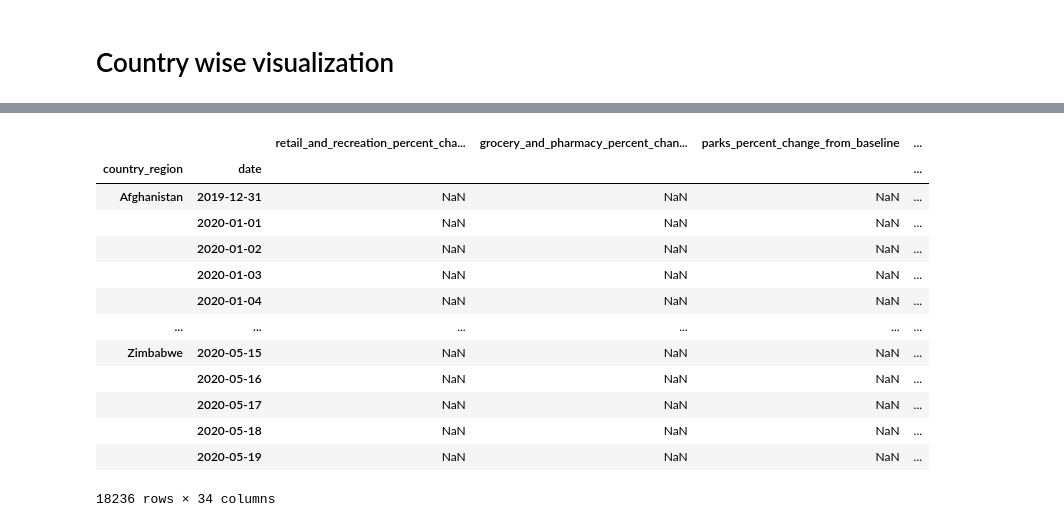
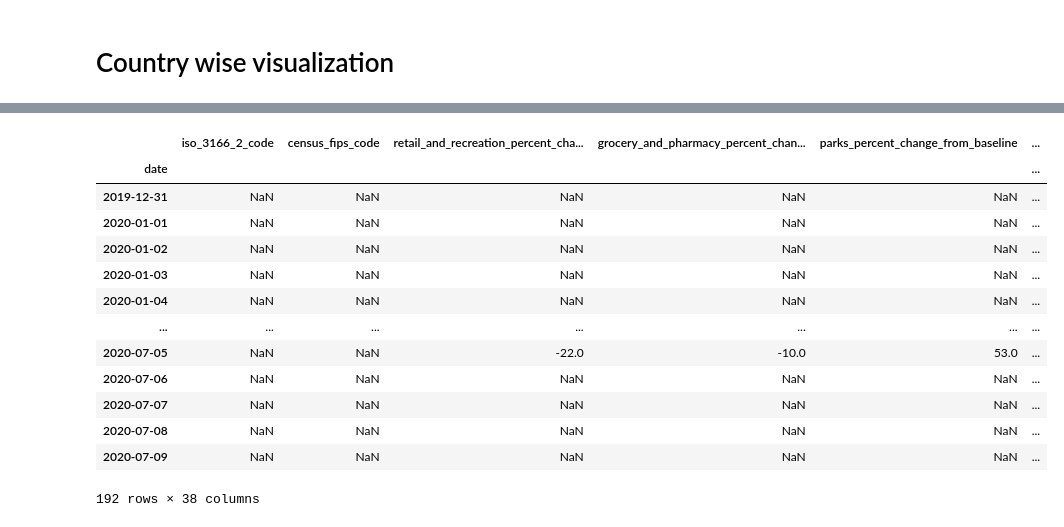
Before and after one commit to hannanabdul55/neural-nets-research-playground, a Jupyter notebook: Should-I-get-out.ipynb, the cells around one changed output, grey strips where cells are left out. Saved outputs shown, nothing was run; the diff lists cells and outputs as text; code cells hidden in the pictures.

```diff
--- a/Should-I-get-out.ipynb
+++ b/Should-I-get-out.ipynb
@@ -415,21 +422,21 @@ merged_cty
 # %%
 merged_cty.to_csv('merged_mob_owid.csv')
-display(merged_cty)
+display(merged_cty.loc['United States'])
 # %% [output]
-|  |  | retail_and_recreation_percent_cha... | grocery_and_pharmacy_percent_chan... | parks_percent_change_from_baseline | ... |
-| country_region | date |  |  |  | ... |
-| Afghanistan | 2019-12-31 | NaN | NaN | NaN | ... |
-|  | 2020-01-01 | NaN | NaN | NaN | ... |
-|  | 2020-01-02 | NaN | NaN | NaN | ... |
-|  | 2020-01-03 | NaN | NaN | NaN | ... |
-|  | 2020-01-04 | NaN | NaN | NaN | ... |
-| ... | ... | ... | ... | ... | ... |
-| Zimbabwe | 2020-05-15 | NaN | NaN | NaN | ... |
-|  | 2020-05-16 | NaN | NaN | NaN | ... |
-|  | 2020-05-17 | NaN | NaN | NaN | ... |
-|  | 2020-05-18 | NaN | NaN | NaN | ... |
-|  | 2020-05-19 | NaN | NaN | NaN | ... |
+|  | iso_3166_2_code | census_fips_code | retail_and_recreation_percent_cha... | grocery_and_pharmacy_percent_chan... | parks_percent_change_from_baseline | ... |
+| date |  |  |  |  |  | ... |
+| 2019-12-31 | NaN | NaN | NaN | NaN | NaN | ... |
+| 2020-01-01 | NaN | NaN | NaN | NaN | NaN | ... |
+| 2020-01-02 | NaN | NaN | NaN | NaN | NaN | ... |
+| 2020-01-03 | NaN | NaN | NaN | NaN | NaN | ... |
+| 2020-01-04 | NaN | NaN | NaN | NaN | NaN | ... |
+| ... | ... | ... | ... | ... | ... | ... |
+| 2020-07-05 | NaN | NaN | -22.0 | -10.0 | 53.0 | ... |
+| 2020-07-06 | NaN | NaN | NaN | NaN | NaN | ... |
+| 2020-07-07 | NaN | NaN | NaN | NaN | NaN | ... |
+| 2020-07-08 | NaN | NaN | NaN | NaN | NaN | ... |
+| 2020-07-09 | NaN | NaN | NaN | NaN | NaN | ... |
-18236 rows × 34 columns
+192 rows × 38 columns
 # %%
 from sklearn.decomposition import TruncatedSVD, PCA
 X_c = preprocessing.scale(merged_cty.fillna(0.0))
```
Also changed, not shown: parts of 14 cells of this notebook, 26 other files.
